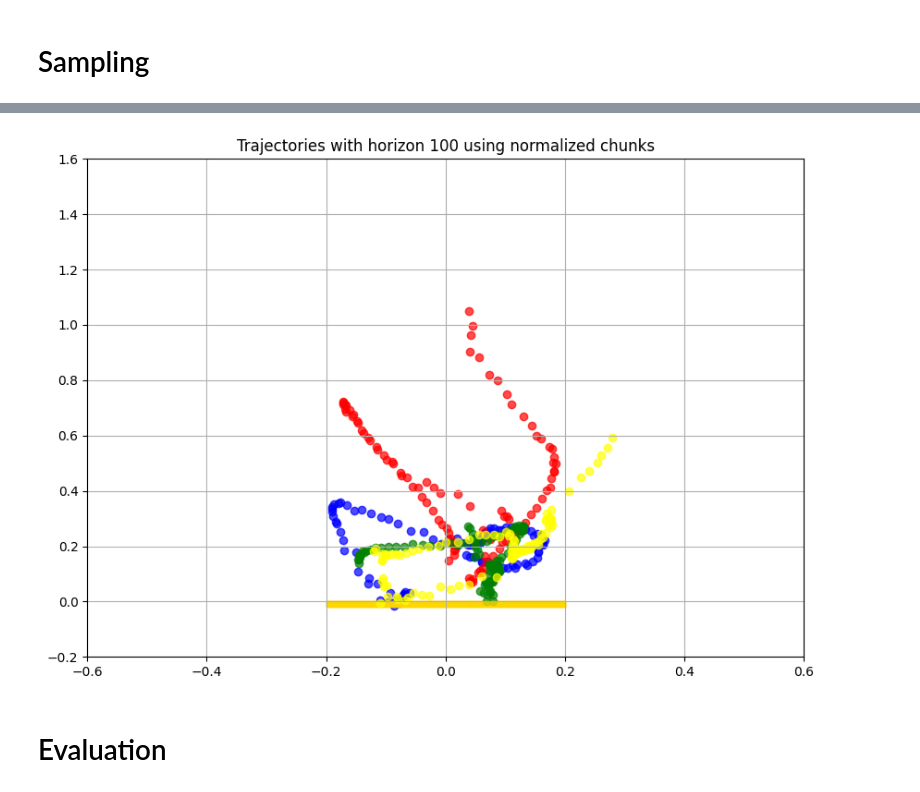
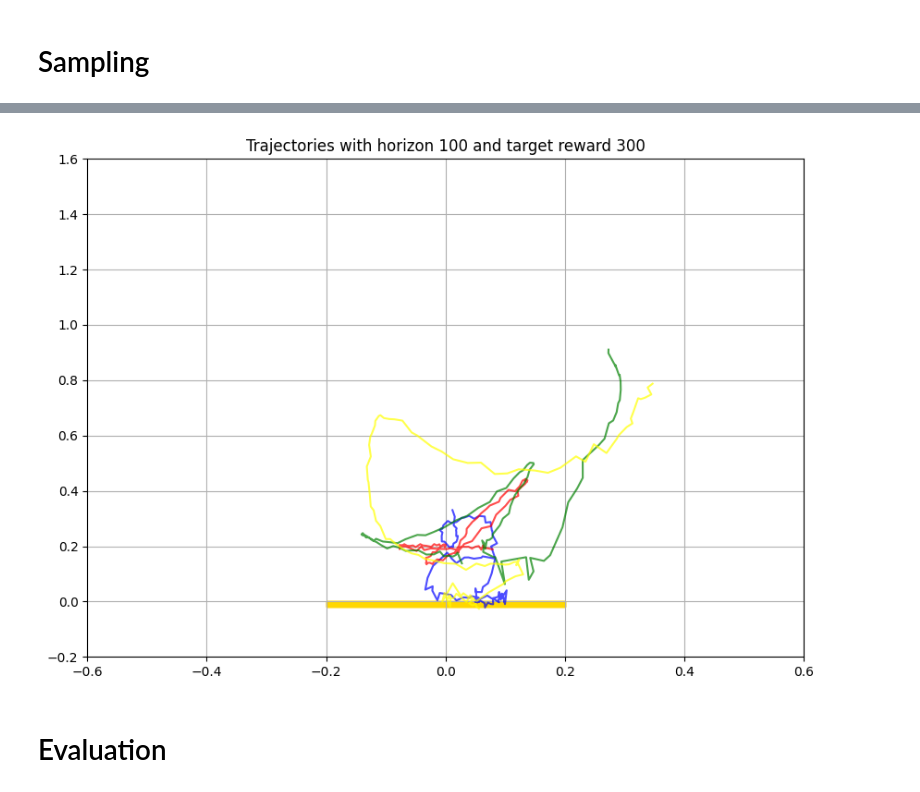
Before and after one commit to frankcholula/FRL-playground, a Jupyter notebook: src/notebooks/fm_bc.ipynb, the cells around one changed output, grey strips where cells are left out. Cells and saved outputs as stored; diff of their text form; code cells hidden in the pictures.

```diff
--- a/src/notebooks/fm_bc.ipynb
+++ b/src/notebooks/fm_bc.ipynb
@@ -140,6 +140,6 @@ for idx, batch in enumerate(dataloader):
     assert random_chunk.shape == (horizon * (obs_dim + action_dim),)
     random_chunk = random_chunk.reshape(horizon, obs_dim + action_dim)
     expert_obs = random_chunk[:, :obs_dim]
-    visualize_chunk(ax, expert_obs, color=colors[idx % len(colors)], mode="scatter")
+    visualize_chunk(ax, expert_obs, color=colors[idx % len(colors)], mode="line")
 # %% [output]
 Visualing random chunks from each batch...
@@ -559,15 +559,16 @@ tensor([[ 1.4744e-01,  4.7871e-01,  7.5798e-03, -3.2317e-01,  1.7055e-01,
          -5.8106e-02, -1.8223e-02, -5.4080e-02]])
 # %%
 fig, ax = plt.subplots(figsize=(10, 7))
-ax.set_title(f'Trajectories with horizon {horizon} using normalized chunks')
+target_reward = 300
+ax.set_title(f'Trajectories with horizon {horizon} and target reward {target_reward}')
 # visulizing trajectories
 for _ in range(4):
     colors = ['blue', 'red', 'green', 'yellow']
     observations, actions = generate_trajectory(minari_dataset_stats, batch_size=1 , target_reward=target_reward)
     assert observations.shape == (horizon, obs_dim)
-    visualize_chunk(ax, observations, color=colors[_ % len(colors)], mode='scatter')
+    visualize_chunk(ax, observations, color=colors[_ % len(colors)], mode='line')
 # %% [output]
-[figure, old version]
+[figure, new version]
 # %% [markdown]
 # Evaluation
 # %% [markdown]
```
Also changed, not shown: parts of 3 cells of this notebook.
